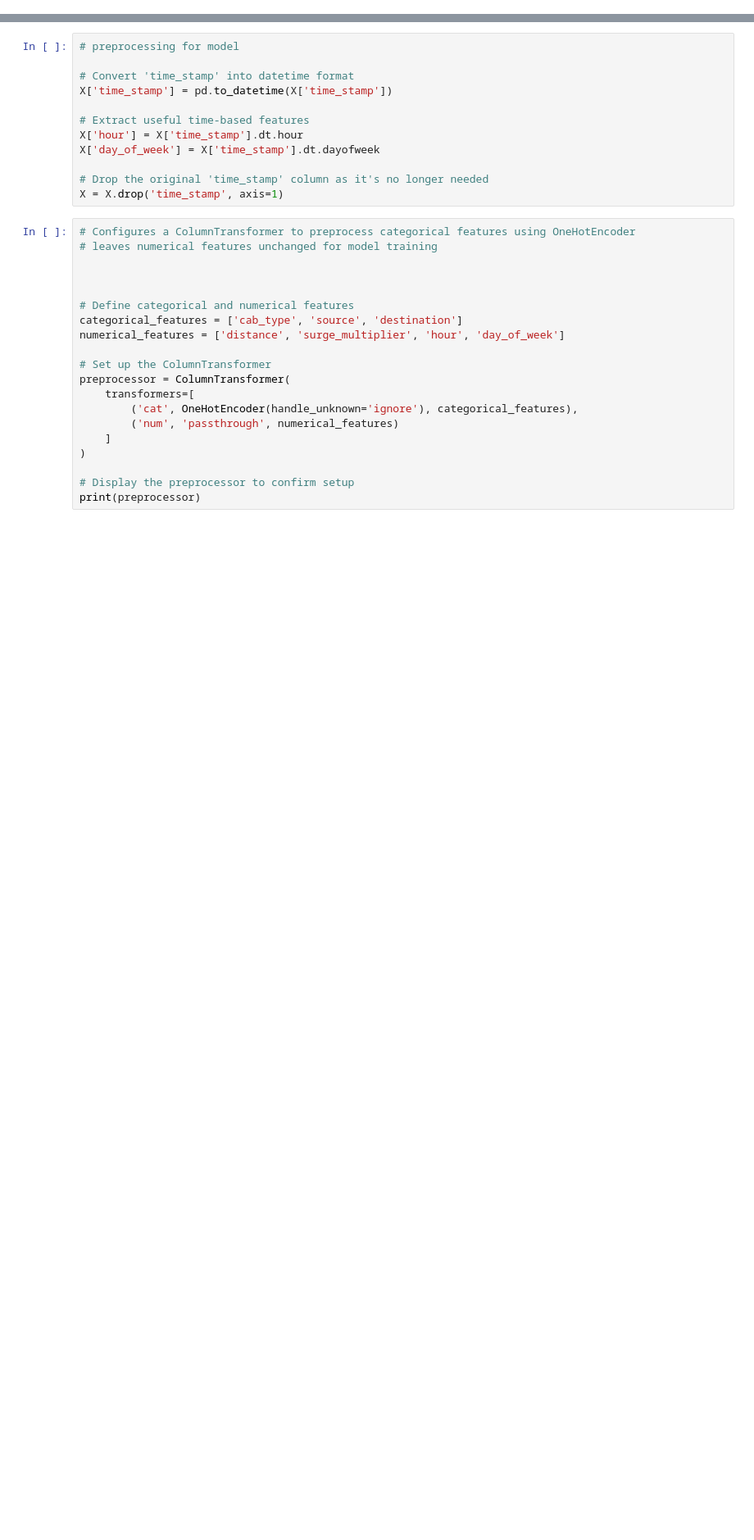
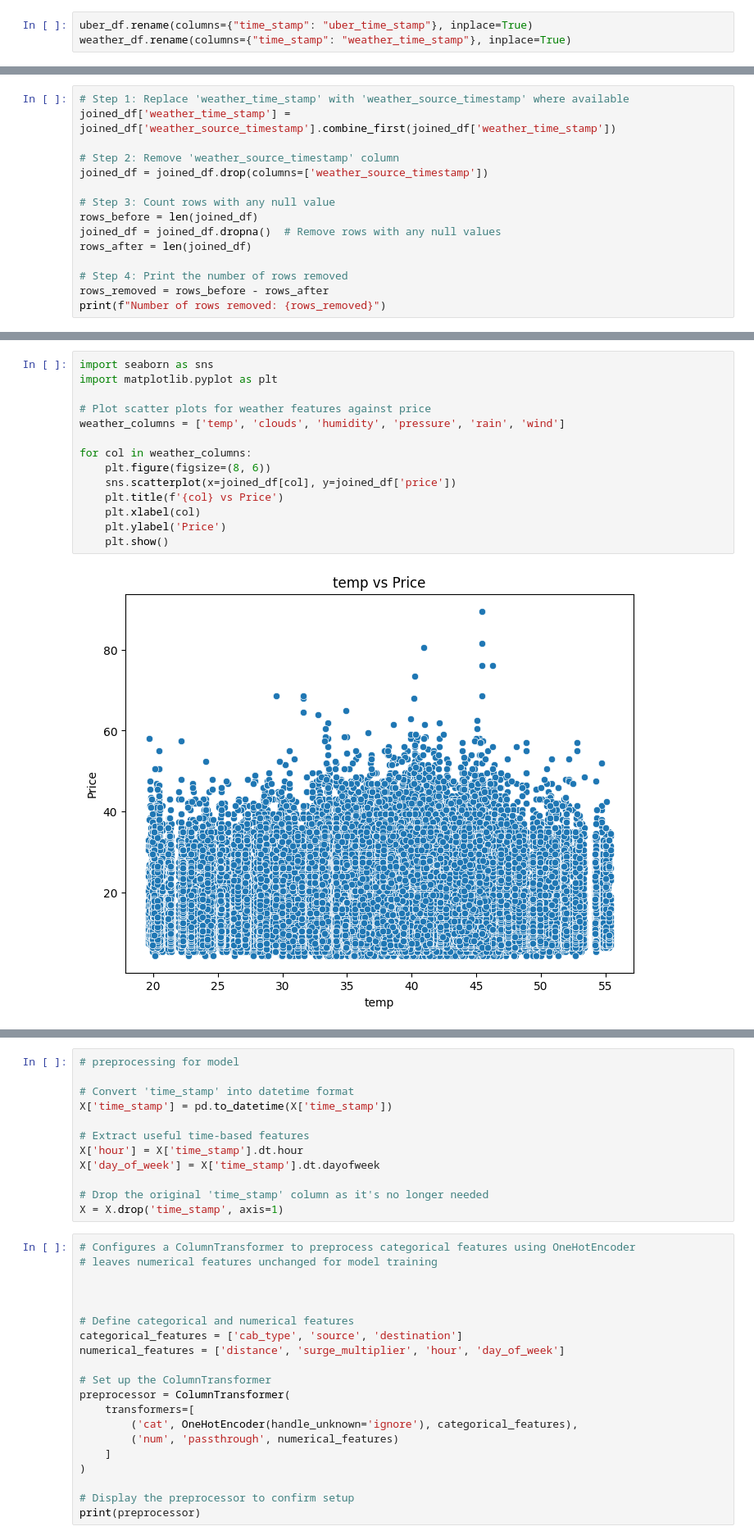
Before and after one commit to rishikamtam12/UberFarePredictor, a Jupyter notebook: mlModeling.ipynb, the cells around one changed output, grey strips where cells are left out. Shown at 82% size. Cells and saved outputs as stored; diff of their text form; blank space fills up the shorter version.

Commit message:
dataframes combined

```diff
--- a/mlModeling.ipynb
+++ b/mlModeling.ipynb
@@ -32,0 +85,3 @@ RefreshError: ('invalid_grant: Invalid JWT Signature.', {'error': 'invalid_grant
+# %%
+uber_df.rename(columns={"time_stamp": "uber_time_stamp"}, inplace=True)
+weather_df.rename(columns={"time_stamp": "weather_time_stamp"}, inplace=True)
@@ -32,0 +151,15 @@ RefreshError: ('invalid_grant: Invalid JWT Signature.', {'error': 'invalid_grant
+# %%
+# Step 1: Replace 'weather_time_stamp' with 'weather_source_timestamp' where available
+joined_df['weather_time_stamp'] = joined_df['weather_source_timestamp'].combine_first(joined_df['weather_time_stamp'])
+
+# Step 2: Remove 'weather_source_timestamp' column
+joined_df = joined_df.drop(columns=['weather_source_timestamp'])
+
+# Step 3: Count rows with any null value
+rows_before = len(joined_df)
+joined_df = joined_df.dropna()  # Remove rows with any null values
+rows_after = len(joined_df)
+
+# Step 4: Print the number of rows removed
+rows_removed = rows_before - rows_after
+print(f"Number of rows removed: {rows_removed}")
@@ -32,0 +207,16 @@ RefreshError: ('invalid_grant: Invalid JWT Signature.', {'error': 'invalid_grant
+# %%
+import seaborn as sns
+import matplotlib.pyplot as plt
+
+# Plot scatter plots for weather features against price
+weather_columns = ['temp', 'clouds', 'humidity', 'pressure', 'rain', 'wind']
+
+for col in weather_columns:
+    plt.figure(figsize=(8, 6))
+    sns.scatterplot(x=joined_df[col], y=joined_df['price'])
+    plt.title(f'{col} vs Price')
+    plt.xlabel(col)
+    plt.ylabel('Price')
+    plt.show()
+# %% [output]
+[figure, added]
```
Also changed, not shown: parts of 11 cells of this notebook.
